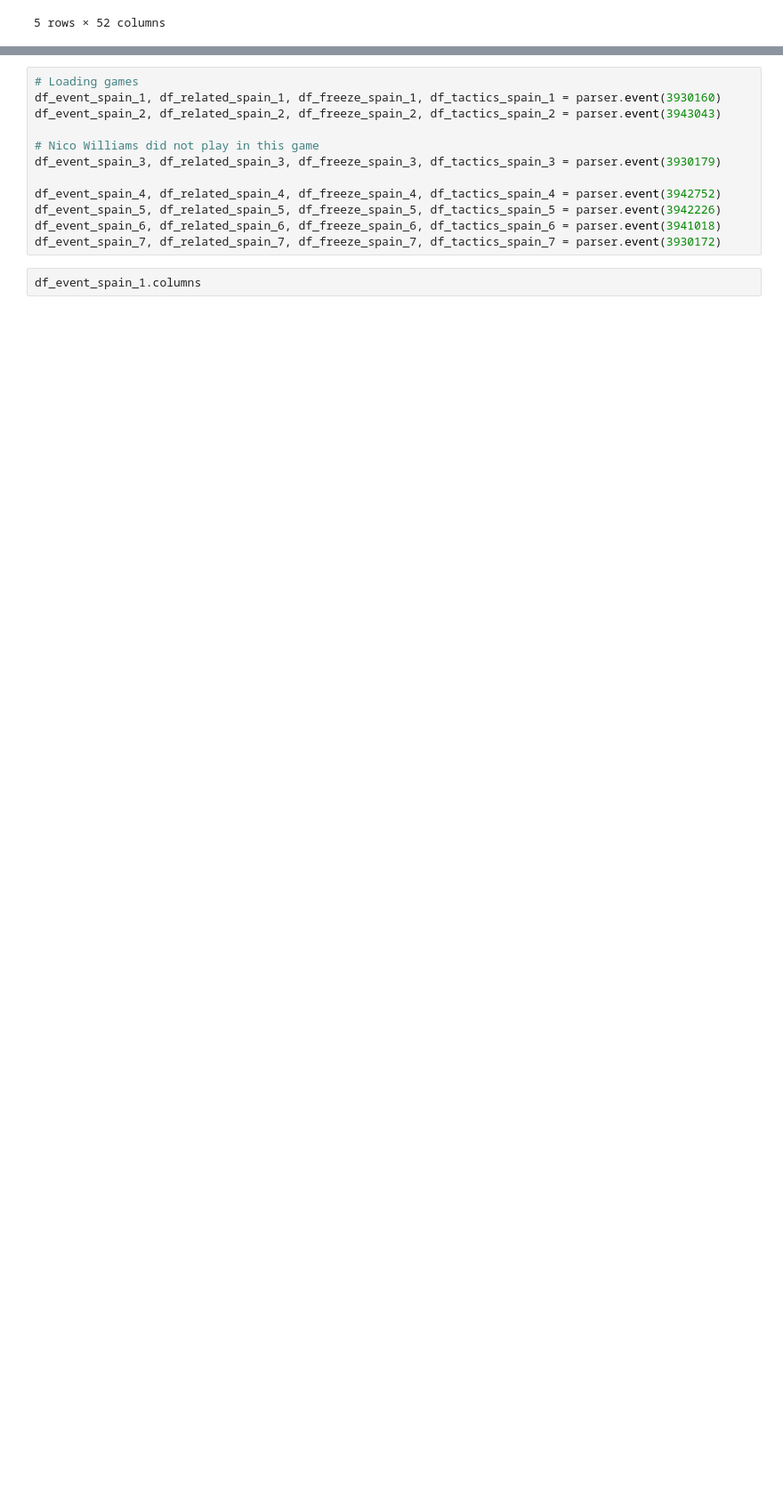
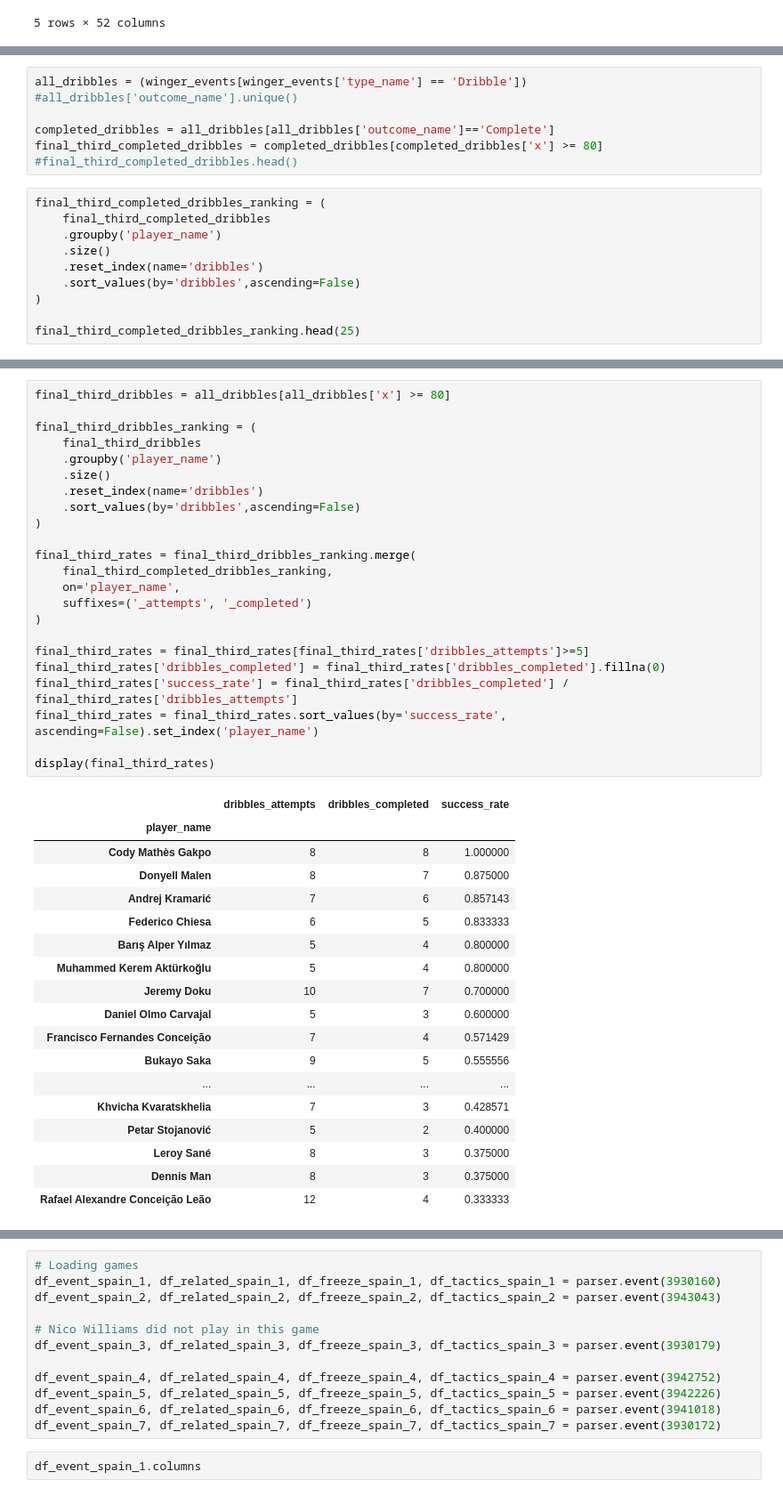
Before and after one commit to leohermansson/mathematical_modelling_of_football, a Jupyter notebook: capture-a-player-in-data/exploration.ipynb, the cells around one changed output, grey strips where cells are left out. Shown at 89% size. Cells and saved outputs as stored; diff of their text form; blank space fills up the shorter version.

```diff
--- a/capture-a-player-in-data/exploration.ipynb
+++ b/capture-a-player-in-data/exploration.ipynb
@@ -108,0 +263,17 @@ array(['Portugal', 'Hungary', 'Serbia', 'England', 'Croatia', 'Spain',
+# %%
+all_dribbles = (winger_events[winger_events['type_name'] == 'Dribble'])
+#all_dribbles['outcome_name'].unique()
+
+completed_dribbles = all_dribbles[all_dribbles['outcome_name']=='Complete']
+final_third_completed_dribbles = completed_dribbles[completed_dribbles['x'] >= 80]
+#final_third_completed_dribbles.head()
+# %%
+final_third_completed_dribbles_ranking = (
+    final_third_completed_dribbles
+    .groupby('player_name')
+    .size()
+    .reset_index(name='dribbles')
+    .sort_values(by='dribbles',ascending=False)
+)
+
+final_third_completed_dribbles_ranking.head(25)
@@ -108,0 +318,42 @@ array(['Portugal', 'Hungary', 'Serbia', 'England', 'Croatia', 'Spain',
+# %%
+final_third_dribbles = all_dribbles[all_dribbles['x'] >= 80]
+
+final_third_dribbles_ranking = (
+    final_third_dribbles
+    .groupby('player_name')
+    .size()
+    .reset_index(name='dribbles')
+    .sort_values(by='dribbles',ascending=False)
+)
+
+final_third_rates = final_third_dribbles_ranking.merge(
+    final_third_completed_dribbles_ranking,
+    on='player_name',
+    suffixes=('_attempts', '_completed')
+)
+
+final_third_rates = final_third_rates[final_third_rates['dribbles_attempts']>=5]
+final_third_rates['dribbles_completed'] = final_third_rates['dribbles_completed'].fillna(0)
+final_third_rates['success_rate'] = final_third_rates['dribbles_completed'] / final_third_rates['dribbles_attempts']
+final_third_rates = final_third_rates.sort_values(by='success_rate', ascending=False).set_index('player_name')
+
+display(final_third_rates)
+# %% [output]
+|  | dribbles_attempts | dribbles_completed | success_rate |
+| player_name |  |  |  |
+| Cody Mathès Gakpo | 8 | 8 | 1.000000 |
+| Donyell Malen | 8 | 7 | 0.875000 |
+| Andrej Kramarić | 7 | 6 | 0.857143 |
+| Federico Chiesa | 6 | 5 | 0.833333 |
+| Barış Alper Yılmaz | 5 | 4 | 0.800000 |
+| Muhammed Kerem Aktürkoğlu | 5 | 4 | 0.800000 |
+| Jeremy Doku | 10 | 7 | 0.700000 |
+| Daniel Olmo Carvajal | 5 | 3 | 0.600000 |
+| Francisco Fernandes Conceição | 7 | 4 | 0.571429 |
+| Bukayo Saka | 9 | 5 | 0.555556 |
+| ... | ... | ... | ... |
+| Khvicha Kvaratskhelia | 7 | 3 | 0.428571 |
+| Petar Stojanović | 5 | 2 | 0.400000 |
+| Leroy Sané | 8 | 3 | 0.375000 |
+| Dennis Man | 8 | 3 | 0.375000 |
+| Rafael Alexandre Conceição Leão | 12 | 4 | 0.333333 |
```
Also changed, not shown: parts of 31 cells of this notebook, 1 other file.
